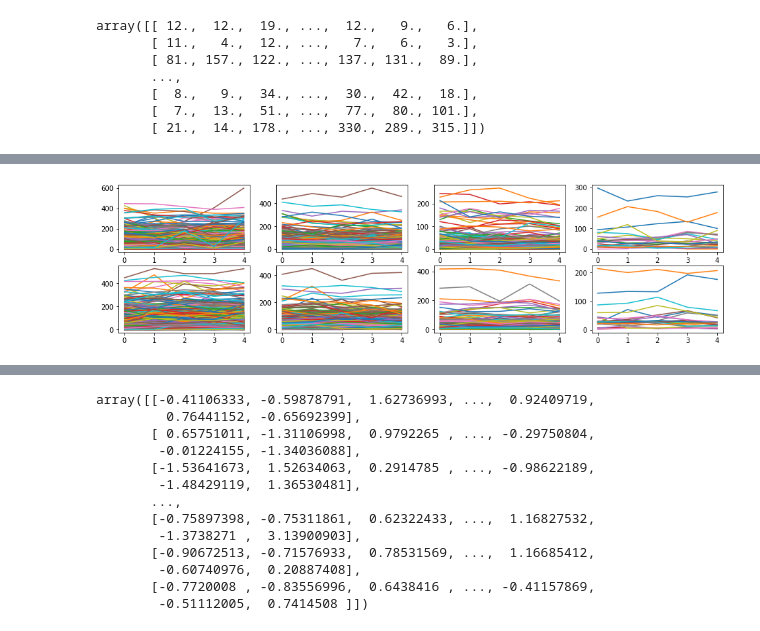
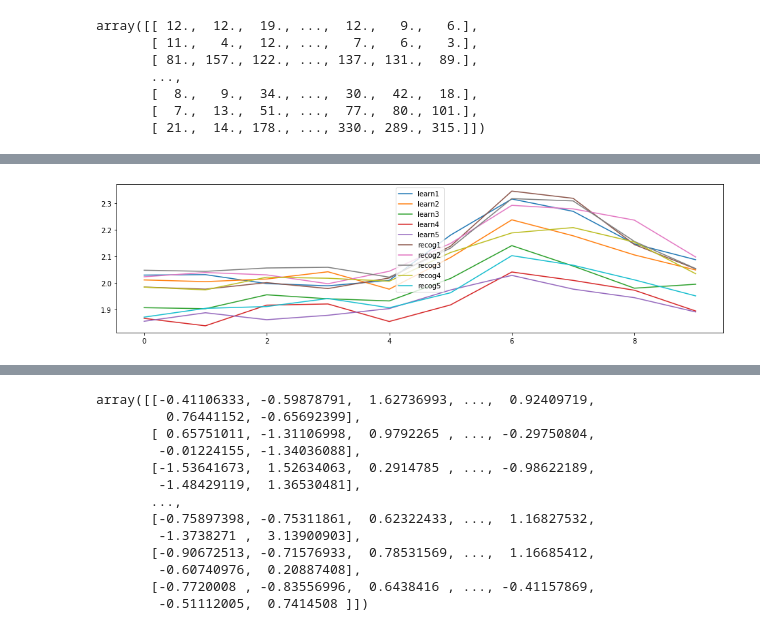
Before and after one commit to anniegao2007/neuron-clustering, a Jupyter notebook: code.ipynb, the cells around one changed output, grey strips where cells are left out. Saved outputs shown, nothing was run; the diff lists cells and outputs as text; code cells hidden in the pictures.

Commit message:
timecourse prelim analysis

```diff
--- a/code.ipynb
+++ b/code.ipynb
@@ -169,12 +169,3 @@ array([[ 12.,  12.,  19., ...,  12.,   9.,   6.],
        [  8.,   9.,  34., ...,  30.,  42.,  18.],
        [  7.,  13.,  51., ...,  77.,  80., 101.],
        [ 21.,  14., 178., ..., 330., 289., 315.]])
-# %%
-# visualizing
-fig, ax = plt.subplots(1,2,figsize=(16,4))
-for i in range(4):
-    ax[0].plot(np.mean(data_matrix[predictions==i,0:5],axis=0))
-    ax[1].plot(np.mean(data_matrix[predictions==i,5:10],axis=0))
-ax[0].legend(['none','vs','ms','both']); ax[0].set_title('learn'); ax[0].set_ylim([30,60])
-ax[1].legend(['none','vs','ms','both']); ax[1].set_title('recognize'); ax[1].set_ylim([30,60])
-plt.show()
@@ -183,9 +172,10 @@ plt.show()
-# %%
-# more visualization of individual cells, top is learn, bottom recog; left to right: none vs ms both
-fig, ax = plt.subplots(2,4,figsize=(16,4))
-for i in range(4):
-    ax[0,i].plot(range(5),data_matrix[predictions==i,0:5].T)
-    ax[1,i].plot(range(5),data_matrix[predictions==i,5:10].T)
-plt.show()
-# %% [output]
-[figure, removed]
+# %%
+# plotting the mean timecourse for all cells in the 10 categories we have
+ft_labels = ['learn1','learn2','learn3','learn4','learn5','recog1','recog2','recog3','recog4','recog5']
+plt.figure(figsize=(16,4))
+for i in range(10):
+    plt.plot(np.mean(timecourses,axis=0)[i,:])
+plt.legend(ft_labels)
+plt.show()
+# %% [output]
+[figure, added]
```
Also changed, not shown: parts of 9 cells of this notebook.
